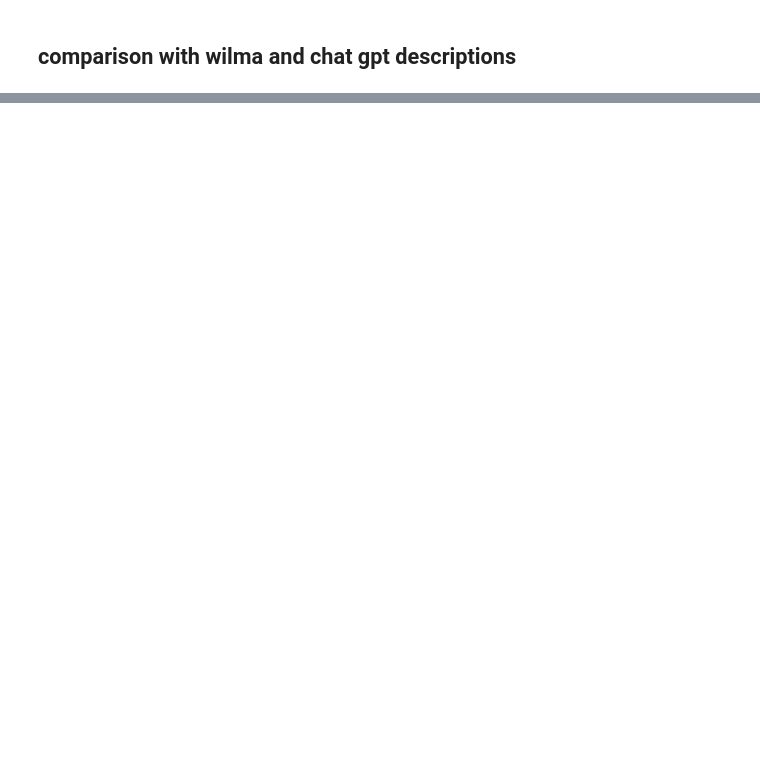
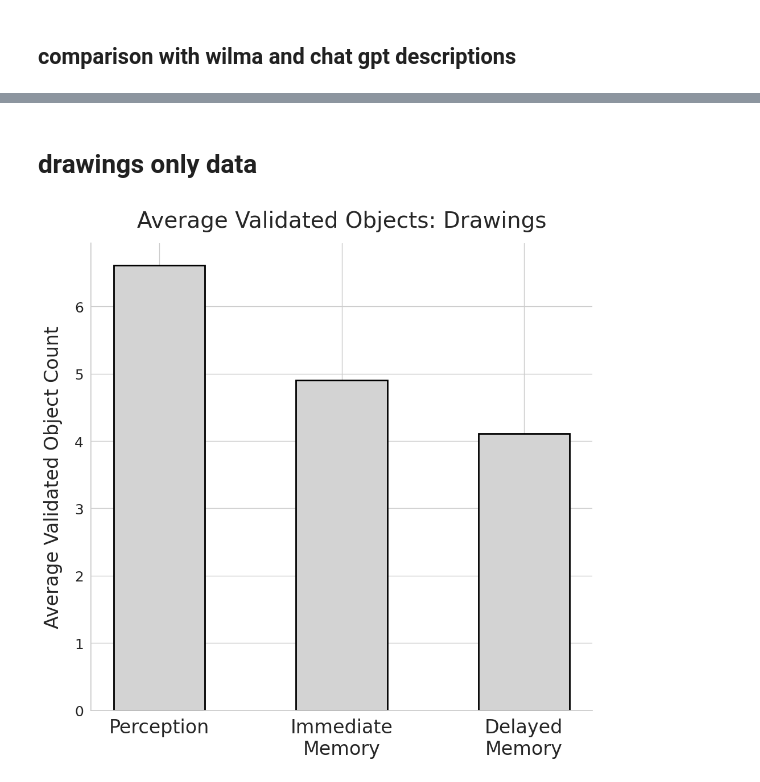
Before and after one commit to AnatKordon/Imagination_in_translation, a Jupyter notebook: analysis/nlp_analysis/corrected_objects_analysis.ipynb, the cells around one changed output, grey strips where cells are left out. Saved outputs shown, nothing was run; the diff lists cells and outputs as text; code cells hidden in the pictures; blank space fills up the shorter version.

```diff
--- a/analysis/nlp_analysis/corrected_objects_analysis.ipynb
+++ b/analysis/nlp_analysis/corrected_objects_analysis.ipynb
@@ -443,0 +336,51 @@ plt.show()
+# %% [markdown]
+# drawings only data
+# %%
+import matplotlib.pyplot as plt
+import numpy as np
+import pandas as pd
+import seaborn as sns
+
+# --- 1. Data Aggregation ---
+draw_stats = df_wilma.groupby(['condition'])['n_validated'].mean().reset_index()
+
+conditions = ['perception', 'immediate memory', 'delayed memory']
+draw_stats['condition'] = pd.Categorical(draw_stats['condition'], categories=conditions, ordered=True)
+draw_stats = draw_stats.sort_values('condition')
+
+# --- 2. Setup Plotting ---
+sns.set_theme(style="whitegrid")
+# Reduced width from 12 to 8 for a narrower profile
+fig, ax = plt.subplots(figsize=(10, 10))
+
+draw_color = '#d3d3d3'
+
+# --- 3. Plotting ---
+# We use draw_stats['condition'] but we will format the labels in the next step
+bars = ax.bar(
+    draw_stats['condition'],
+    draw_stats['n_validated'],
+    color=draw_color,
+    edgecolor='black',
+    linewidth=2,
+    width=0.5 # Slightly wider bar for the narrower figure
+)
+
+# --- 4. Final Polish ---
+ax.set_title('Average Validated Objects: Drawings', fontsize=28, pad=20)
+ax.set_ylabel('Average Validated Object Count', fontsize=24, labelpad=15)
+
+# X-axis formatting: Replace space with \n and capitalize
+# This forces "Immediate Memory" to "Immediate\nMemory"
+formatted_labels = [c.title().replace(' ', '\n') for c in conditions]
+ax.set_xticks(range(len(conditions)))
+ax.set_xticklabels(formatted_labels, fontsize=24)
+
+plt.yticks(fontsize=18)
+ax.xaxis.label.set_visible(False)
+
+sns.despine()
+plt.tight_layout()
+plt.show()
+# %% [output]
+[figure, added]
```
Also changed, not shown: parts of 9 cells of this notebook, 9 other files.
